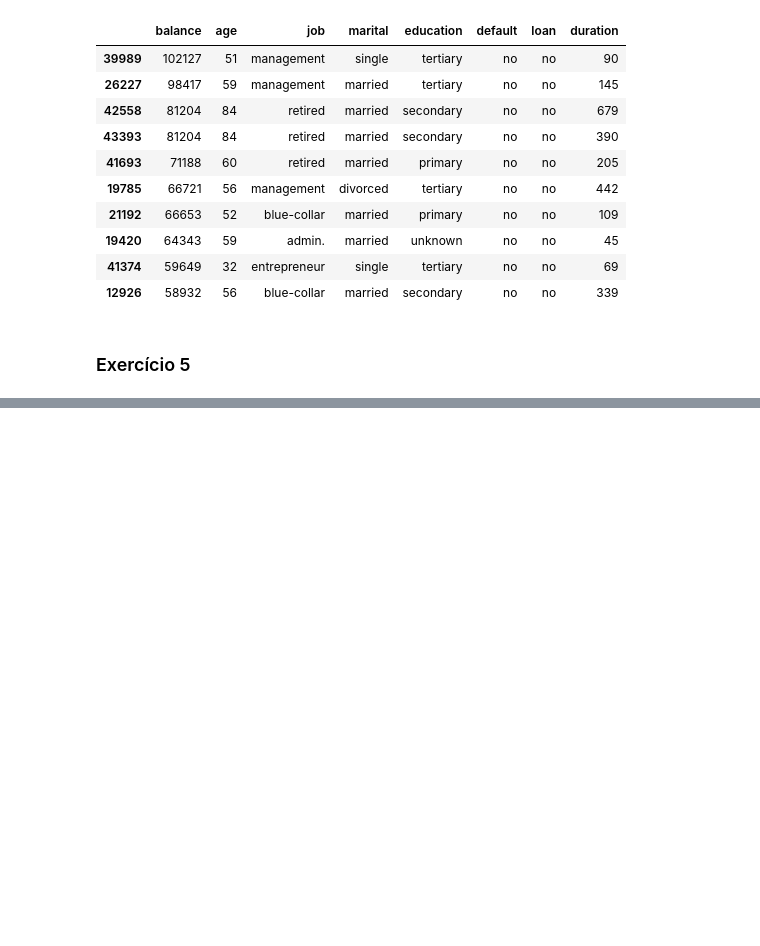
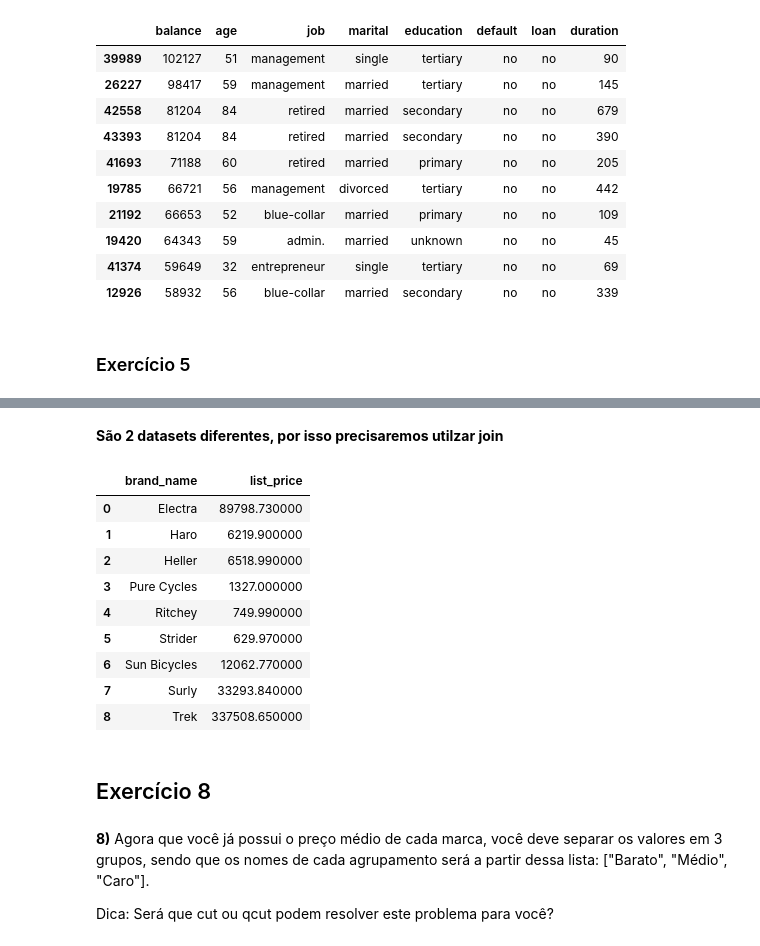
Before and after one commit to alencargthiago/Python_exercises, a Jupyter notebook: exercicios pandas parte 2.ipynb, the cells around one changed output, grey strips where cells are left out. Cells and saved outputs as stored; diff of their text form; code cells hidden in the pictures; blank space fills up the shorter version.

Commit message:
lista feita, easy

```diff
--- a/exercicios pandas parte 2.ipynb
+++ b/exercicios pandas parte 2.ipynb
@@ -236,0 +313,55 @@ styled_df
+# %% [markdown]
+**São 2 datasets diferentes, por isso precisaremos utilzar join**
+# %%
+# 1 data set brands
+#2 dataset products
+# on or id = brand ID
+
+brands_df=pd.read_csv('brands.csv')
+brands_df.info
+
+products_df= pd.read_csv('products.csv')
+products_df
+
+#juntando os dois datasets
+analise_brand= brands_df.merge(products_df, on='brand_id', how='left')
+analise_brand
+
+#agrupando preço por brand
+analise_groupbrand= analise_brand.groupby('brand_name')['list_price'].sum().reset_index()
+analise_groupbrand
+
+#aplicando função de max e min
+# Função para aplicar cores aos valores máximos e mínimos na coluna 'duration'
+def highlight_max_min(data):
+    styles = pd.DataFrame('', index=data.index, columns=data.columns)
+    max_val = data['list_price'].max()
+    min_val = data['list_price'].min()
+
+    # Aplicando o estilo
+    styles['list_price'] = ['background-color: yellow' if v == max_val else 'background-color: red' if v == min_val else '' for v in data['list_price']]
+
+    return styles
+
+# Aplicando a função ao DataFrame
+styled_df = analise_groupbrand.style.apply(highlight_max_min, axis=None)
+
+# Exibindo o DataFrame estilizado
+styled_df
+# %% [output]
+|  | brand_name | list_price |
+| 0 | Electra | 89798.730000 |
+| 1 | Haro | 6219.900000 |
+| 2 | Heller | 6518.990000 |
+| 3 | Pure Cycles | 1327.000000 |
+| 4 | Ritchey | 749.990000 |
+| 5 | Strider | 629.970000 |
+| 6 | Sun Bicycles | 12062.770000 |
+| 7 | Surly | 33293.840000 |
+| 8 | Trek | 337508.650000 |
+# %% [markdown]
+## Exercício 8 ##
+# %% [markdown]
+**8)** Agora que você já possui o preço médio de cada marca, você deve separar os valores em 3 grupos, sendo que os nomes de cada agrupamento será a partir dessa lista: ["Barato", "Médio", "Caro"].
+
+Dica: Será que cut ou qcut podem resolver este problema para você?
```
Also changed, not shown: parts of 16 cells of this notebook.
